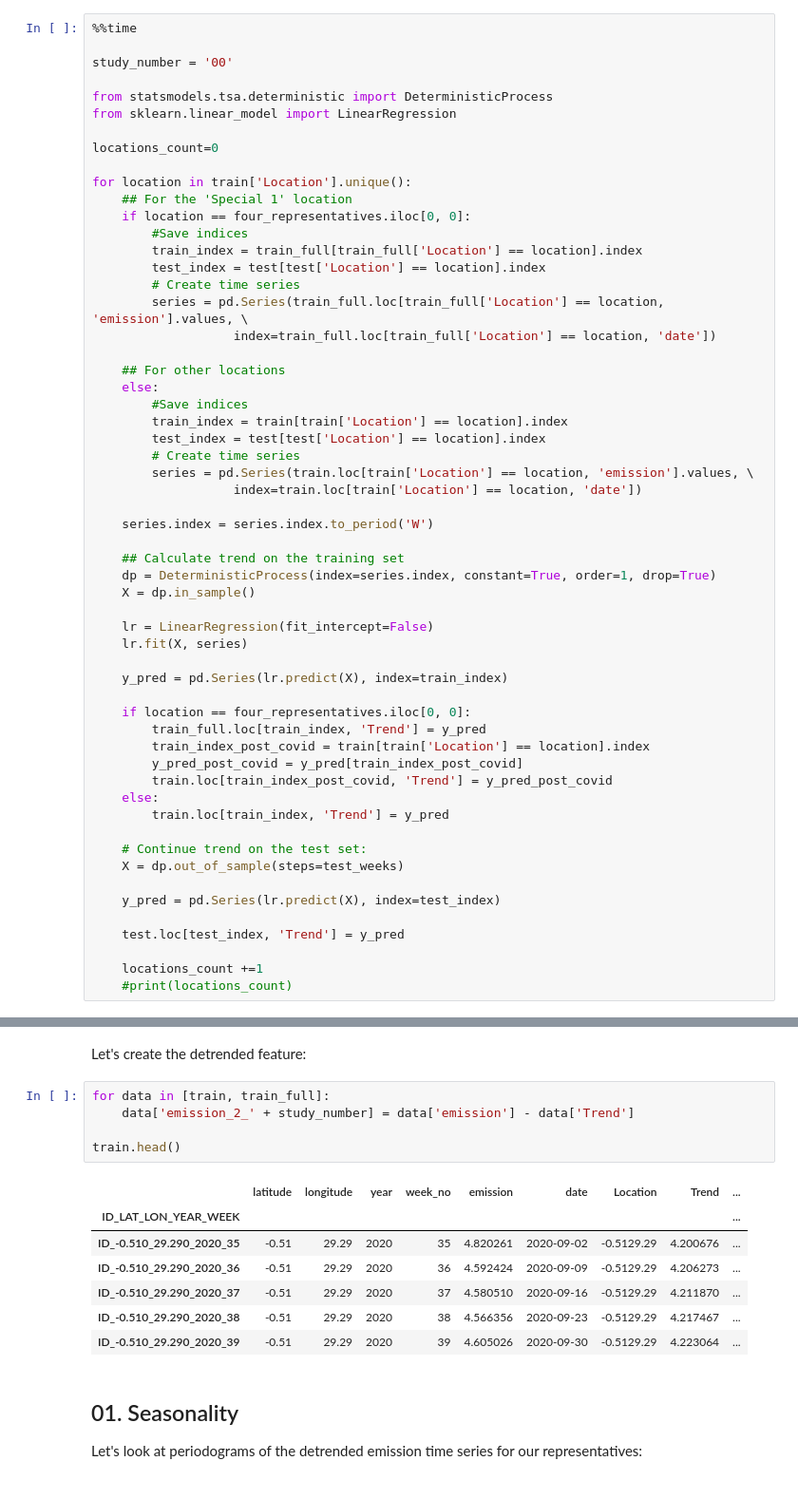
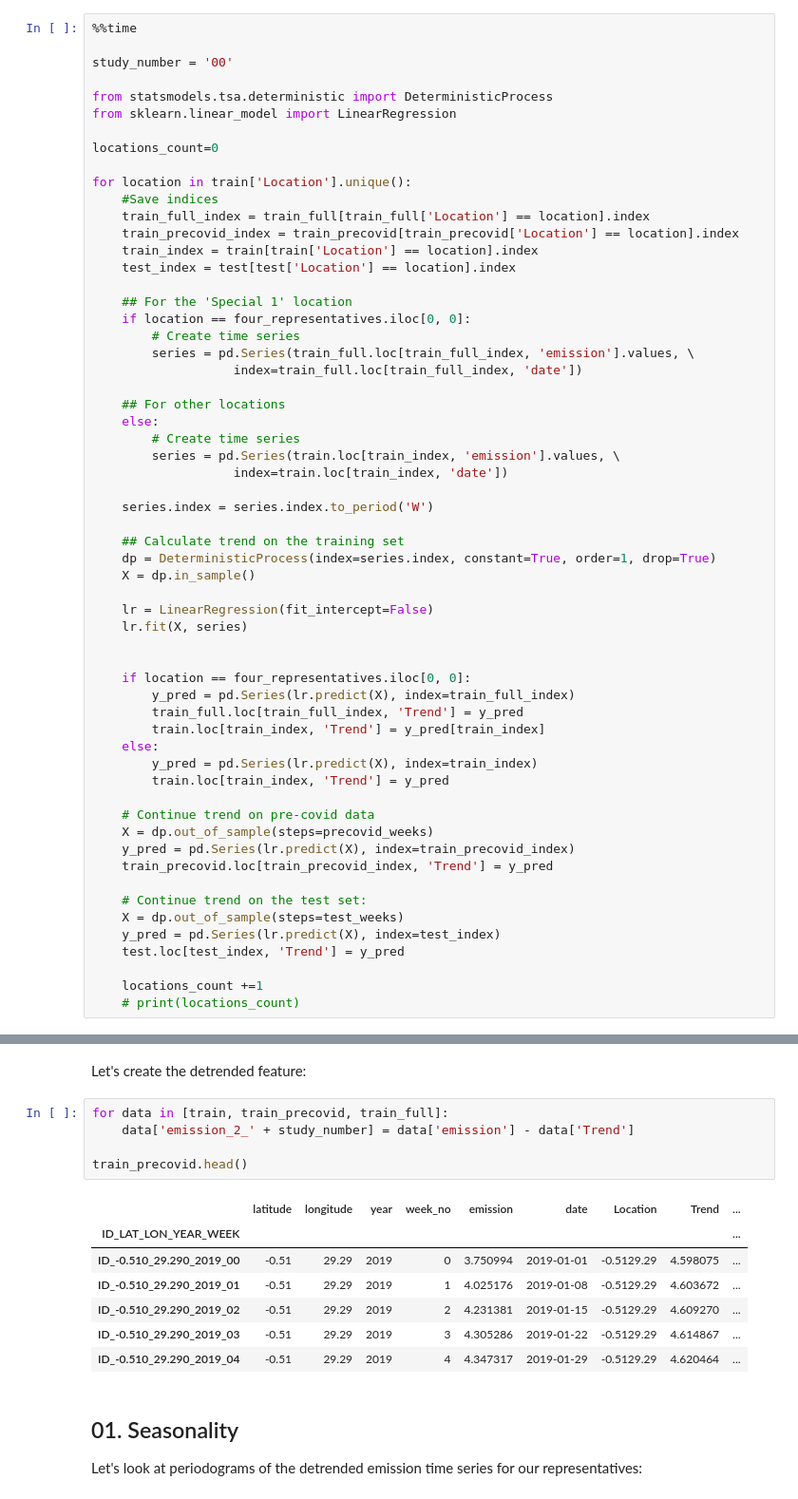
Before and after one commit to NickVasenkov/CO2-Emissions, a Jupyter notebook: CO2 Emissions 2.ipynb, the cells around one changed output, grey strips where cells are left out. Shown at 95% size. Saved outputs shown, nothing was run; the diff lists cells and outputs as text.

```diff
--- a/CO2 Emissions 2.ipynb
+++ b/CO2 Emissions 2.ipynb
@@ -85,23 +89,23 @@ from sklearn.linear_model import LinearRegression
 locations_count=0
 
 for location in train['Location'].unique():
+    #Save indices
+    train_full_index = train_full[train_full['Location'] == location].index
+    train_precovid_index = train_precovid[train_precovid['Location'] == location].index
+    train_index = train[train['Location'] == location].index
+    test_index = test[test['Location'] == location].index
+
     ## For the 'Special 1' location
     if location == four_representatives.iloc[0, 0]:
-        #Save indices
-        train_index = train_full[train_full['Location'] == location].index
-        test_index = test[test['Location'] == location].index
         # Create time series
-        series = pd.Series(train_full.loc[train_full['Location'] == location, 'emission'].values, \
-                   index=train_full.loc[train_full['Location'] == location, 'date'])
+        series = pd.Series(train_full.loc[train_full_index, 'emission'].values, \
+                   index=train_full.loc[train_full_index, 'date'])
 
     ## For other locations
     else:
-        #Save indices
-        train_index = train[train['Location'] == location].index
-        test_index = test[test['Location'] == location].index
         # Create time series
-        series = pd.Series(train.loc[train['Location'] == location, 'emission'].values, \
-                   index=train.loc[train['Location'] == location, 'date'])
+        series = pd.Series(train.loc[train_index, 'emission'].values, \
+                   index=train.loc[train_index, 'date'])
 
     series.index = series.index.to_period('W')
 
@@ -112,23 +116,25 @@ for location in train['Location'].unique():
     lr = LinearRegression(fit_intercept=False)
     lr.fit(X, series)
 
-    y_pred = pd.Series(lr.predict(X), index=train_index)
 
     if location == four_representatives.iloc[0, 0]:
-        train_full.loc[train_index, 'Trend'] = y_pred
-        train_index_post_covid = train[train['Location'] == location].index
-        y_pred_post_covid = y_pred[train_index_post_covid]
-        train.loc[train_index_post_covid, 'Trend'] = y_pred_post_covid
+        y_pred = pd.Series(lr.predict(X), index=train_full_index)
+        train_full.loc[train_full_index, 'Trend'] = y_pred
+        train.loc[train_index, 'Trend'] = y_pred[train_index]
     else:
+        y_pred = pd.Series(lr.predict(X), index=train_index)
         train.loc[train_index, 'Trend'] = y_pred
+
+    # Continue trend on pre-covid data
+    X = dp.out_of_sample(steps=precovid_weeks)
+    y_pred = pd.Series(lr.predict(X), index=train_precovid_index)
+    train_precovid.loc[train_precovid_index, 'Trend'] = y_pred
 
     # Continue trend on the test set:
     X = dp.out_of_sample(steps=test_weeks)
-
     y_pred = pd.Series(lr.predict(X), index=test_index)
-
     test.loc[test_index, 'Trend'] = y_pred
 
     locations_count +=1
-    #print(locations_count)
+    # print(locations_count)
 # %% [output]
@@ -190,18 +196,18 @@ scores_df
 # %% [markdown]
 Let's create the detrended feature:
 # %%
-for data in [train, train_full]:
+for data in [train, train_precovid, train_full]:
     data['emission_2_' + study_number] = data['emission'] - data['Trend']
 
-train.head()
+train_precovid.head()
 # %% [output]
 |  | latitude | longitude | year | week_no | emission | date | Location | Trend | ... |
 | ID_LAT_LON_YEAR_WEEK |  |  |  |  |  |  |  |  | ... |
-| ID_-0.510_29.290_2020_35 | -0.51 | 29.29 | 2020 | 35 | 4.820261 | 2020-09-02 | -0.5129.29 | 4.200676 | ... |
-| ID_-0.510_29.290_2020_36 | -0.51 | 29.29 | 2020 | 36 | 4.592424 | 2020-09-09 | -0.5129.29 | 4.206273 | ... |
-| ID_-0.510_29.290_2020_37 | -0.51 | 29.29 | 2020 | 37 | 4.580510 | 2020-09-16 | -0.5129.29 | 4.211870 | ... |
-| ID_-0.510_29.290_2020_38 | -0.51 | 29.29 | 2020 | 38 | 4.566356 | 2020-09-23 | -0.5129.29 | 4.217467 | ... |
-| ID_-0.510_29.290_2020_39 | -0.51 | 29.29 | 2020 | 39 | 4.605026 | 2020-09-30 | -0.5129.29 | 4.223064 | ... |
+| ID_-0.510_29.290_2019_00 | -0.51 | 29.29 | 2019 | 0 | 3.750994 | 2019-01-01 | -0.5129.29 | 4.598075 | ... |
+| ID_-0.510_29.290_2019_01 | -0.51 | 29.29 | 2019 | 1 | 4.025176 | 2019-01-08 | -0.5129.29 | 4.603672 | ... |
+| ID_-0.510_29.290_2019_02 | -0.51 | 29.29 | 2019 | 2 | 4.231381 | 2019-01-15 | -0.5129.29 | 4.609270 | ... |
+| ID_-0.510_29.290_2019_03 | -0.51 | 29.29 | 2019 | 3 | 4.305286 | 2019-01-22 | -0.5129.29 | 4.614867 | ... |
+| ID_-0.510_29.290_2019_04 | -0.51 | 29.29 | 2019 | 4 | 4.347317 | 2019-01-29 | -0.5129.29 | 4.620464 | ... |
 # %% [markdown]
 ## 01. Seasonality
 
```
Also changed, not shown: parts of 35 cells of this notebook, 24 other files.
